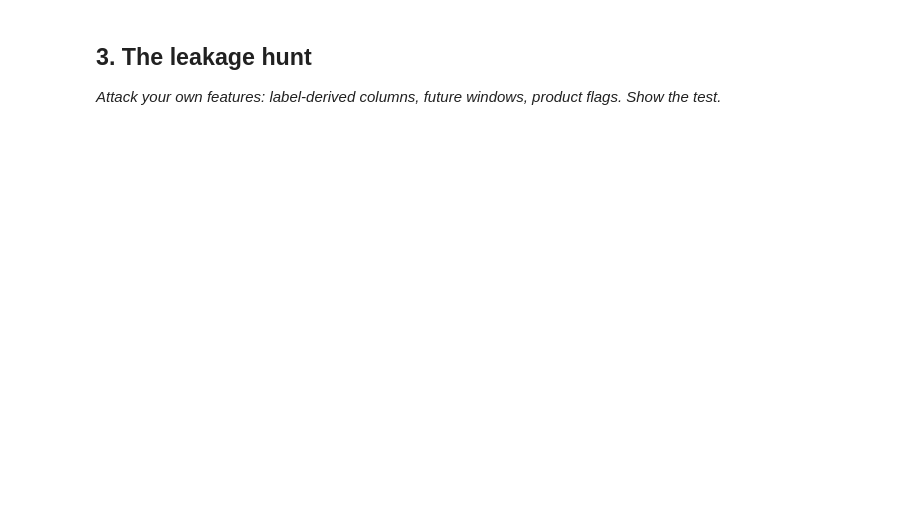
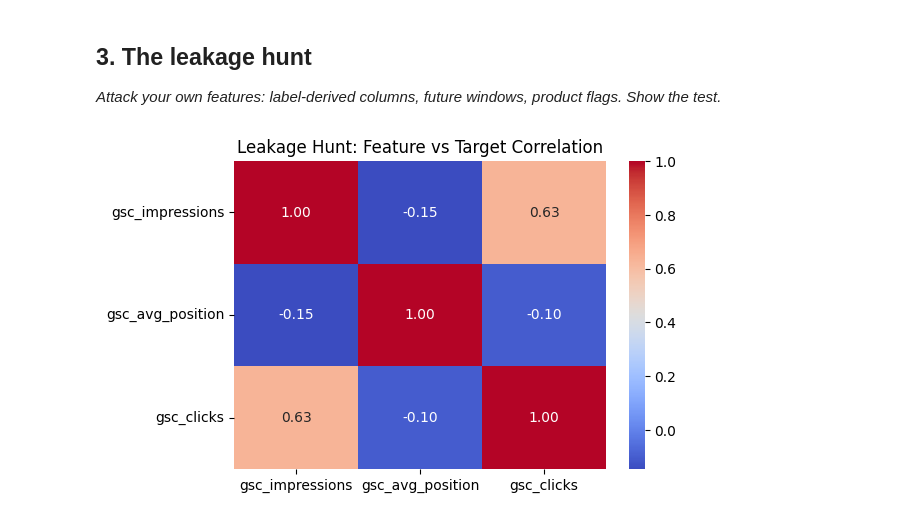
Before and after one commit to murtaza-x/flyrank-repo, a Jupyter notebook: work/notebooks/w03_feature_leakage_check.ipynb, the cells around one changed output. Drawn from its saved outputs; the diff is of its cells as text; code cells hidden in the pictures; blank space fills up the shorter version.

```diff
--- a/work/notebooks/w03_feature_leakage_check.ipynb
+++ b/work/notebooks/w03_feature_leakage_check.ipynb
@@ -19,0 +13,33 @@ This skeleton is yours to fill. Work the sections **in order** — each one has
+# %%
+# This cell is for CODE (numbers, a query, a check).
+# Write your text answer in the cell ABOVE this one — typing sentences here breaks Run All.
+import pandas as pd
+import duckdb
+import seaborn as sns
+import matplotlib.pyplot as plt
+from google.colab import userdata
+
+# Authenticate with Hugging Face using your secret token
+HF_TOKEN = userdata.get("HF_TOKEN")
+con = duckdb.connect()
+con.execute(f"CREATE SECRET (TYPE HUGGINGFACE, TOKEN '{HF_TOKEN}');")
+
+# Build the feature vector for Lane 2 (Opportunity Scoring)
+query = """
+SELECT
+    client_hash_id,
+    content_hash_id,
+    gsc_impressions,
+    gsc_avg_position,
+    gsc_clicks -- Target variable
+FROM read_parquet('hf://datasets/FlyRank/internship-warehouse/fact_content_daily_performance/month=2026-02/*.parquet')
+WHERE gsc_impressions > 0
+  AND gsc_avg_position IS NOT NULL
+LIMIT 10000
+"""
+
+df = con.execute(query).df()
+df.fillna(0, inplace=True)
+
+print(f"Feature vector built successfully. Shape: {df.shape}")
+display(df.head())
@@ -24,3 +68,15 @@ This skeleton is yours to fill. Work the sections **in order** — each one has
 ## 3. The leakage hunt
 
 *Attack your own features: label-derived columns, future windows, product flags. Show the test.*
+# %%
+# This cell is for CODE (numbers, a query, a check).
+# Write your text answer in the cell ABOVE this one — typing sentences here breaks Run All.
+# Check for dangerous correlations (target leakage)
+correlation_matrix = df[['gsc_impressions', 'gsc_avg_position', 'gsc_clicks']].corr()
+
+plt.figure(figsize=(6, 4))
+sns.heatmap(correlation_matrix, annot=True, cmap='coolwarm', fmt=".2f")
+plt.title("Leakage Hunt: Feature vs Target Correlation")
+plt.show()
+# %% [output]
+[figure, added]
```
Also changed, not shown: parts of 9 cells of this notebook.
